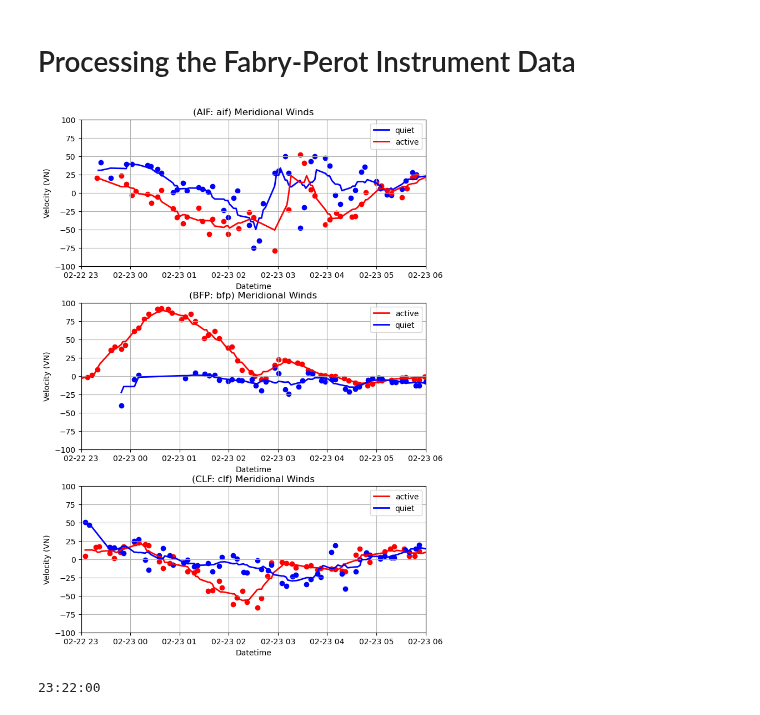
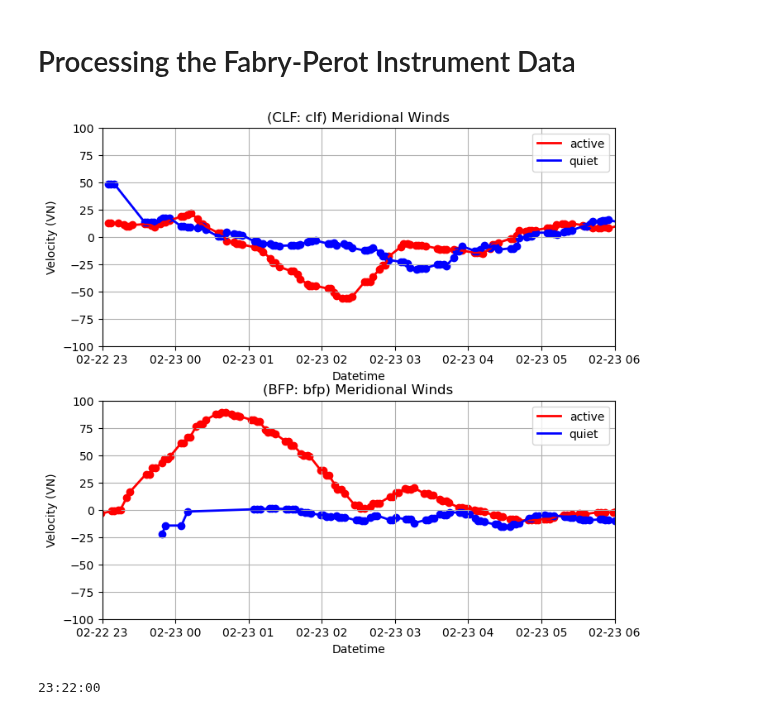
Before and after one commit to abukowski21/sat-interp-tid-analysis, a Jupyter notebook: Qingyu_Cesar_EIA_IHA/EIAMerging/EIA_merging.ipynb, the cells around one changed output. Drawn from its saved outputs; the diff is of its cells as text; code cells hidden in the pictures.

Commit message:
Updated neutral wind plot and fixed other bugs

```diff
--- a/Qingyu_Cesar_EIA_IHA/EIAMerging/EIA_merging.ipynb
+++ b/Qingyu_Cesar_EIA_IHA/EIAMerging/EIA_merging.ipynb
@@ -622,7 +633,7 @@ import functions
 events_list = ['feb_22_24_2023', 'may_9_11_2024']
 event = events_list[0]
 
-stations = ['aif', 'bfp', 'clf']
+stations = ['clf', 'bfp']
 color = ['blue', 'red']
 path = f'{scratch}Qingyu_Cesar_EIA/EIAmerging/fabry_perot_data/'
 
@@ -693,35 +704,35 @@ for s in stations:
             label = 'quiet'
         elif d_diff == 1:
             c = 'red'
             label = 'active'
         updated_time = [(k-t_diff) for k in df.DATETIME]
 
         #print(updated_time)
 
         # Plot smoothed VN1
         #ax.plot(df['DATETIME'], df['VN1_SMOOTH'], color='blue', label='Zonal', linewidth=2)
         ax.plot(updated_time, df['VN2_SMOOTH'], color=c, label=label, linewidth=2)
-        ax.scatter(updated_time, df['VN2'], color=c)
+        ax.scatter(updated_time, df['VN2_SMOOTH'], color=c)
         ax.legend()
 
     # Customize plot
     ax.set_ylim([-100, 100])
     #plt.xlim(df['DATETIME'].min(), df['DATETIME'].max())
     xlim_start = pd.Timestamp('2023-02-22 23:00:00')
     xlim_end = pd.Timestamp('2023-02-23 06:00:00')
     ax.set_xlim(xlim_start, xlim_end)
     ax.set_xlabel("Datetime")
     ax.set_ylabel("Velocity (VN)")
     ax.set_title(f"({s.upper()}: {s}) Meridional Winds")
     ax.grid(True)
     #plt.tight_layout()
 
 # Show plot
 save_path1 = f'{work}Qingyu_Cesar_EIA_IHA/EIAMerging/outputs/fabry_perot/meridional_winds.jpg'
 plt.savefig(save_path1)
 #plt.close()
 # %% [output]
-[figure, old version]
+[figure, new version]
 # %%
 a = '2023-02-24 23:22:00'
 a = pd.to_datetime(a)
```
Also changed, not shown: parts of 4 cells of this notebook, 1 other file.
